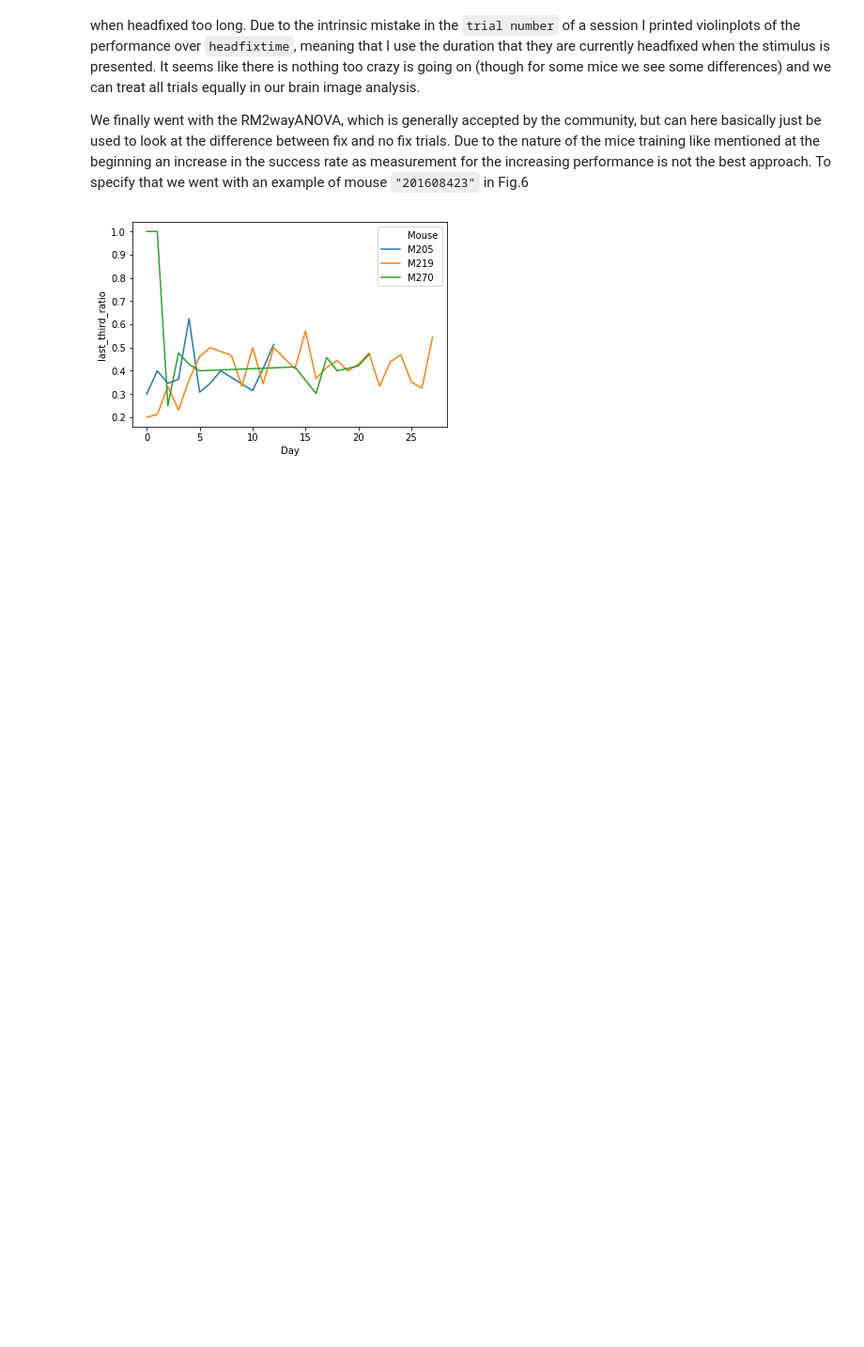
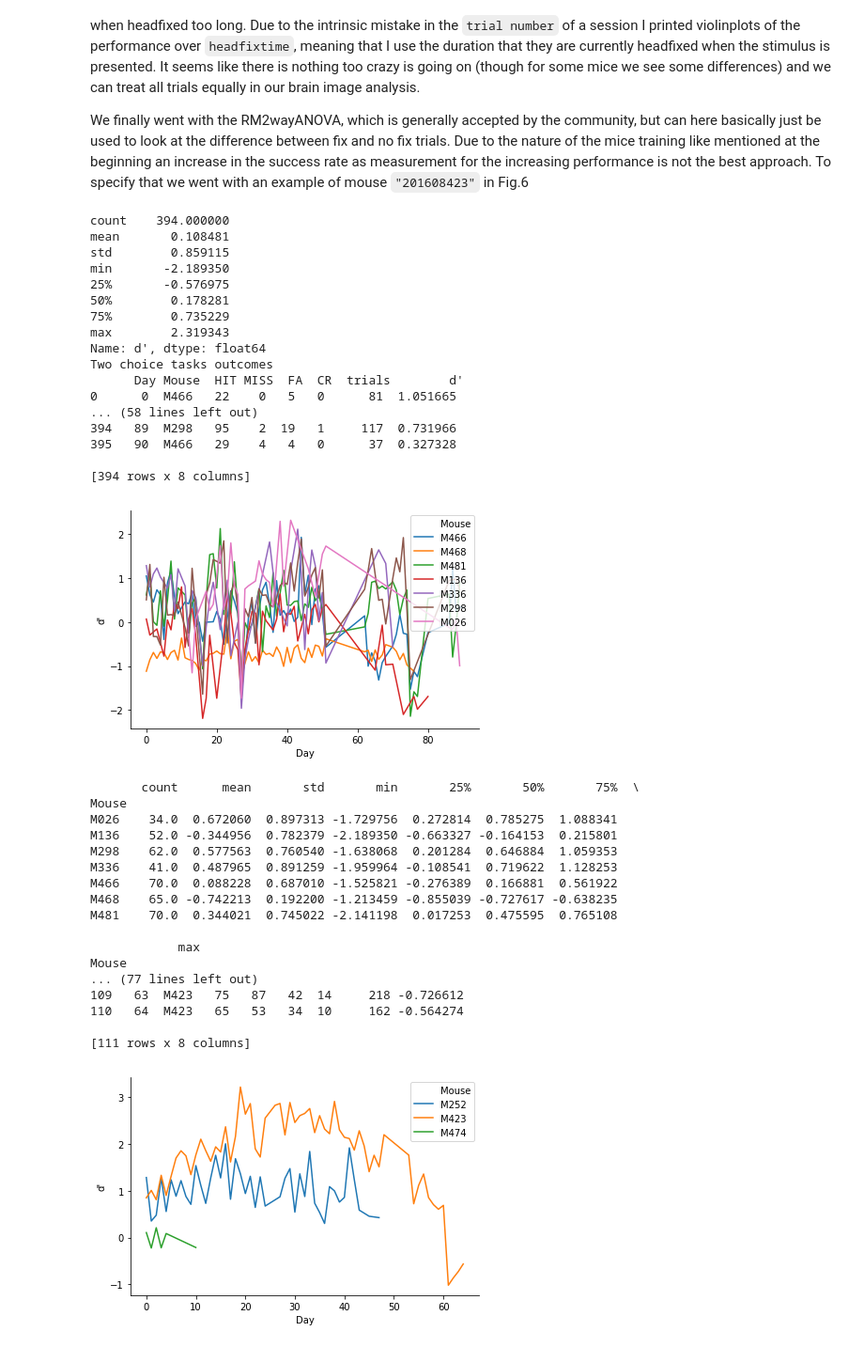
Before and after one commit to DavidBierbrauer/murphylab, a Jupyter notebook: TrialPerformance.ipynb, the cells around one changed output. Shown at 94% size. Cells and saved outputs as stored; diff of their text form; code cells hidden in the pictures; blank space fills up the shorter version.

```diff
--- a/TrialPerformance.ipynb
+++ b/TrialPerformance.ipynb
@@ -12,15 +12,18 @@ from statsmodels.stats.anova import AnovaRM
 import researchpy as rp
 from numpy import log
 from scipy.stats import norm
-from password import database_password as DBpwd
-from password import database_user as DBuser
-from password import database_host as DBhost
-from password import database as DB
+from connections import database_password as DBpwd
+from connections import database_host as DBhost
+from connections import database as DB
 
 from scipy import stats
 import matplotlib.pyplot as plt
 import pymysql
 import seaborn as sns
+from random import randint
+rand = (randint(0, 1000000))
+DBuser = "guest{0}".format(rand)
+print(DBuser)
 
 filteredtaglist=["201608466","201608468","201608481","201609136","201609336","210608298","2016080026",
                  "2016090793","2016090943",
@@ -677,16 +677,50 @@ def violinplots(table):
 # %%
 #list_daily_perfromances()
 #TWOway_anovaRM()
-#dPrime_dataframe()
-delay_time_bin_ratios()
-#ratios()
+dPrime_dataframe()
+#delay_time_bin_ratios()
 #t_test_day_night_performance()
 #draw_doubleplot()
 #rolling_mean()
 #make_augmented_dickey_fuller_test()
 #draw_histogram()
 #draw_jointplot()
 #violinplots("sessiontrials")
 #violinplots("sessiontime")
 # %% [output]
+count    394.000000
+mean       0.108481
+std        0.859115
+min       -2.189350
+25%       -0.576975
+50%        0.178281
+75%        0.735229
+max        2.319343
+Name: d', dtype: float64
+Two choice tasks outcomes
+      Day Mouse  HIT MISS  FA  CR  trials        d'
+0      0  M466   22    0   5   0      81  1.051665
+... (58 lines left out)
+394   89  M298   95    2  19   1     117  0.731966
+395   90  M466   29    4   4   0      37  0.327328
+
+[394 rows x 8 columns]
-[figure, old version]
+[figure, new version]
+       count      mean       std       min       25%       50%       75%  \
+Mouse
+M026    34.0  0.672060  0.897313 -1.729756  0.272814  0.785275  1.088341
+M136    52.0 -0.344956  0.782379 -2.189350 -0.663327 -0.164153  0.215801
+M298    62.0  0.577563  0.760540 -1.638068  0.201284  0.646884  1.059353
+M336    41.0  0.487965  0.891259 -1.959964 -0.108541  0.719622  1.128253
+M466    70.0  0.088228  0.687010 -1.525821 -0.276389  0.166881  0.561922
+M468    65.0 -0.742213  0.192200 -1.213459 -0.855039 -0.727617 -0.638235
+M481    70.0  0.344021  0.745022 -2.141198  0.017253  0.475595  0.765108
+
+            max
+Mouse
+... (77 lines left out)
+109   63  M423   75   87   42  14     218 -0.726612
+110   64  M423   65   53   34  10     162 -0.564274
+
+[111 rows x 8 columns]
+[figure, added]
```
Also changed, not shown: parts of 7 cells of this notebook, 5 other files.
